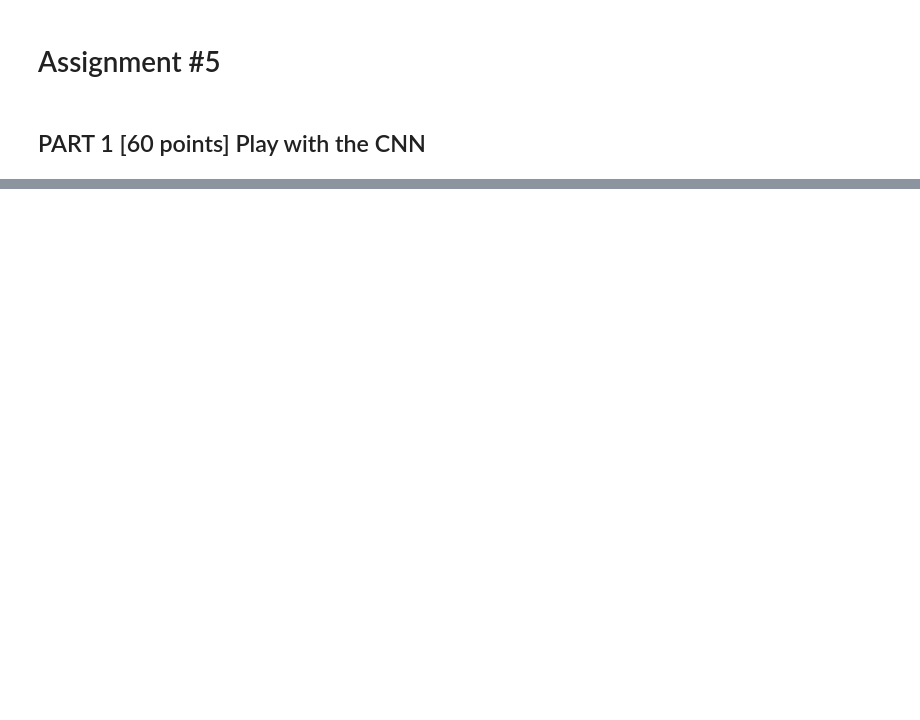
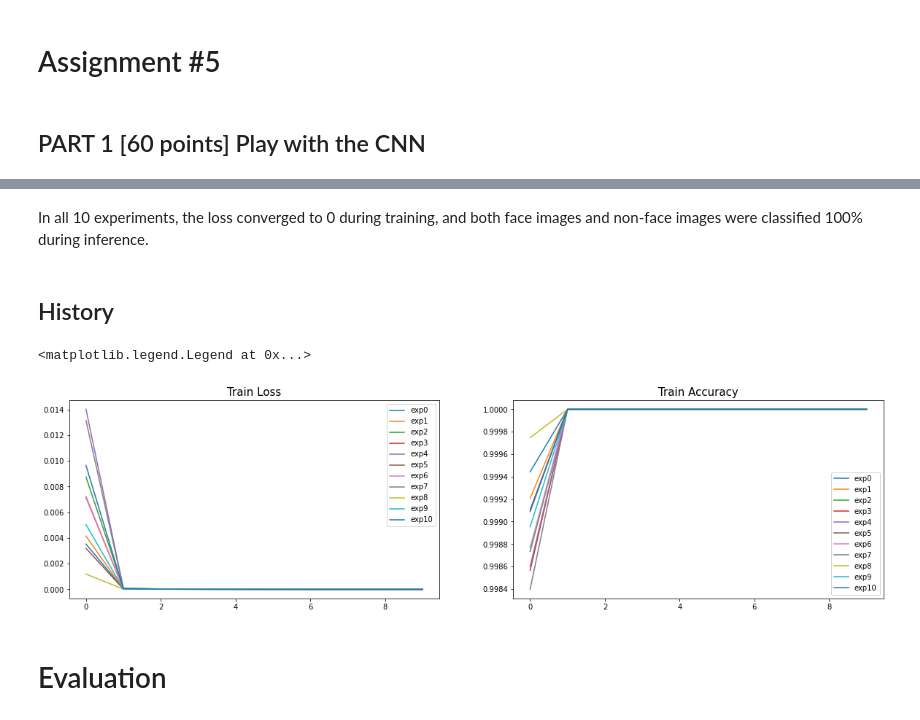
Before and after one commit to TooTouch/KU-ComputerVision, a Jupyter notebook: Assignment5/face_nonface.ipynb, the cells around one changed output, grey strips where cells are left out. Drawn from its saved outputs; the diff is of its cells as text; code cells hidden in the pictures; blank space fills up the shorter version.

```diff
--- a/Assignment5/face_nonface.ipynb
+++ b/Assignment5/face_nonface.ipynb
@@ -351,0 +420,33 @@ plot_confusion_matrix(cm,classes,normalize=True)
+# %%
+torch_seed(223) # 223 is jaehyuk's birthday
+
+exp_info = {exp_no: {} for exp_no in experiments.keys()}
+for exp_no, exp in experiments.items():
+    print(f'[EXPERIMENT] {exp_no}')
+    # define model
+    net = CNN(**exp).to(device)
+    print('The number of Model Parameteres: ',np.sum([np.prod(param.size()) for param in net.parameters()]))
+
+    # define the loss - typically, classification is trained with
+    # the cross entropy loss
+    criterion = nn.CrossEntropyLoss()
+    # define the optimizer that will train the network for us
+    optimizer = optim.SGD(net.parameters(), lr=0.001, momentum=0.9)
+
+    # model train
+    history = fit(trainloader=trainloader,
+              epochs=config.epochs,
+              model=net,
+              criterion=criterion,
+              optimizer=optimizer,
+              device=device)
+
+    # inference
+    full_pred = inference(testloader=testloader,
+                          batch_size=config.batch_size,
+                          classes=classes,
+                          device=device)
+
+    exp_info[exp_no]['history'] = history
+    exp_info[exp_no]['pred'] = full_pred
+    print()
@@ -351,0 +471,19 @@ plot_confusion_matrix(cm,classes,normalize=True)
+# %% [markdown]
+In all 10 experiments, the loss converged to 0 during training, and both face images and non-face images were classified 100% during inference.
+# %% [markdown]
+## History
+# %%
+f, ax = plt.subplots(1, 2, figsize=(20,5))
+for idx, info in enumerate(exp_info.values()):
+    ax[0].plot(info['history']['loss'])
+    ax[1].plot(info['history']['acc'])
+
+ax[0].set_title('Train Loss', size=15)
+ax[1].set_title('Train Accuracy', size=15)
+ax[0].legend(list(exp_info.keys()))
+ax[1].legend(list(exp_info.keys()))
+# %% [output]
+<matplotlib.legend.Legend at 0x...>
+[figure, added]
+# %% [markdown]
+# Evaluation
```
Also changed, not shown: parts of 61 cells of this notebook.
